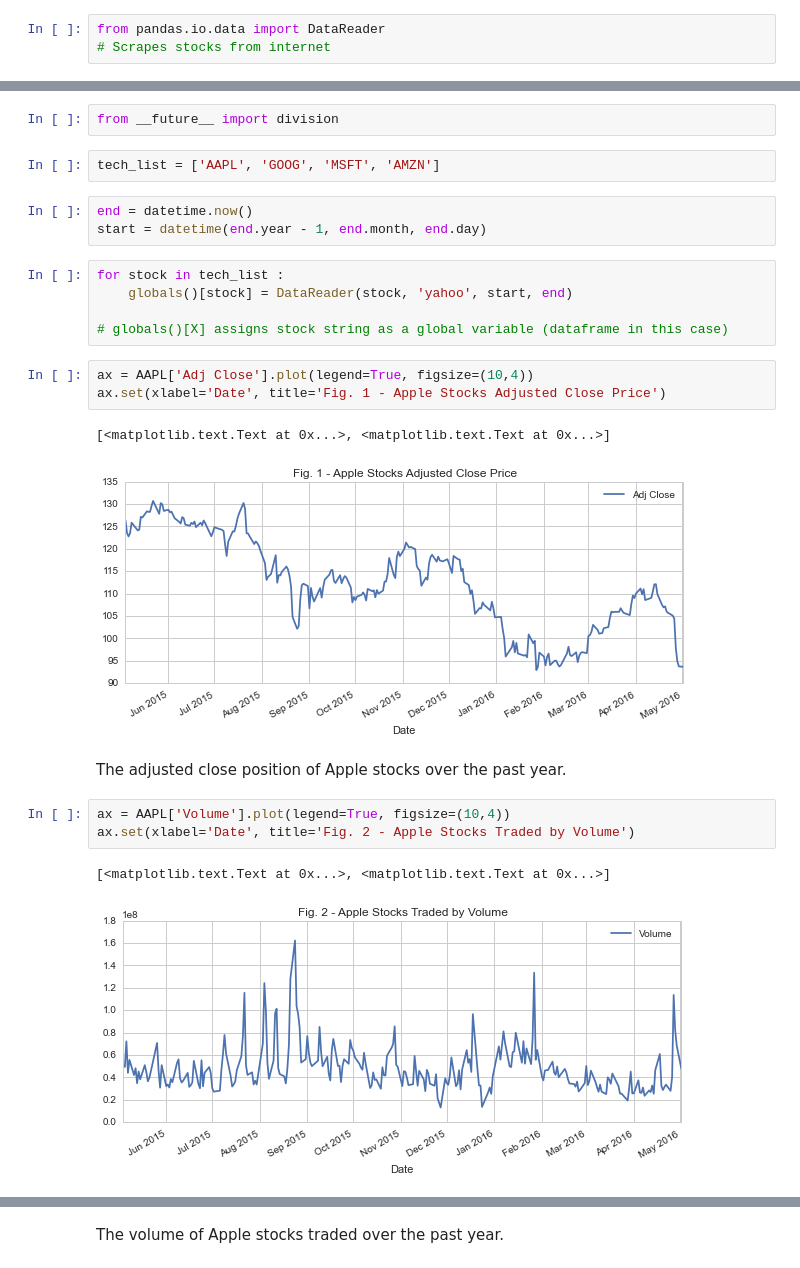
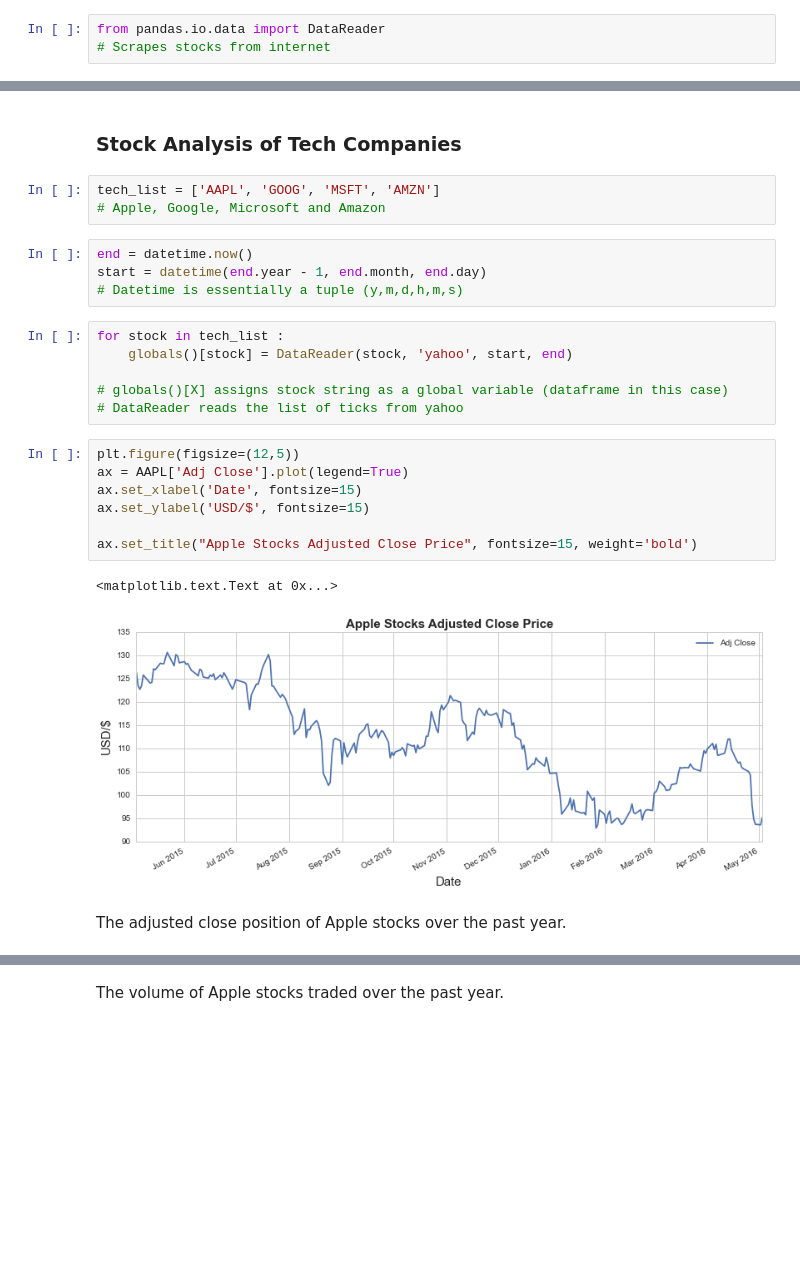
Before and after one commit to RyanSCodes/Stock-Market-Analysis, a Jupyter notebook: Stock-Market-Analysis.ipynb, the cells around one changed output, grey strips where cells are left out. Saved outputs shown, nothing was run; the diff lists cells and outputs as text; blank space fills up the shorter version.

Commit message:
Figure Polishing

```diff
--- a/Stock-Market-Analysis.ipynb
+++ b/Stock-Market-Analysis.ipynb
@@ -13,26 +14,27 @@ from datetime import datetime
-# %%
-from __future__ import division
+# %% [markdown]
+### Stock Analysis of Tech Companies
 # %%
 tech_list = ['AAPL', 'GOOG', 'MSFT', 'AMZN']
+# Apple, Google, Microsoft and Amazon
 # %%
 end = datetime.now()
 start = datetime(end.year - 1, end.month, end.day)
+# Datetime is essentially a tuple (y,m,d,h,m,s)
 # %%
 for stock in tech_list :
     globals()[stock] = DataReader(stock, 'yahoo', start, end)
 
 # globals()[X] assigns stock string as a global variable (dataframe in this case)
+# DataReader reads the list of ticks from yahoo
 # %%
-ax = AAPL['Adj Close'].plot(legend=True, figsize=(10,4))
-ax.set(xlabel='Date', title='Fig. 1 - Apple Stocks Adjusted Close Price')
+plt.figure(figsize=(12,5))
+ax = AAPL['Adj Close'].plot(legend=True)
+ax.set_xlabel('Date', fontsize=15)
+ax.set_ylabel('USD/$', fontsize=15)
+
+ax.set_title("Apple Stocks Adjusted Close Price", fontsize=15, weight='bold')
 # %% [output]
-[<matplotlib.text.Text at 0x...>, <matplotlib.text.Text at 0x...>]
+<matplotlib.text.Text at 0x...>
-[figure, old version]
+[figure, new version]
 # %% [markdown]
 The adjusted close position of Apple stocks over the past year.
-# %%
-ax = AAPL['Volume'].plot(legend=True, figsize=(10,4))
-ax.set(xlabel='Date', title='Fig. 2 - Apple Stocks Traded by Volume')
-# %% [output]
-[<matplotlib.text.Text at 0x...>, <matplotlib.text.Text at 0x...>]
-[figure, removed]
```
Also changed, not shown: parts of 32 cells of this notebook.
